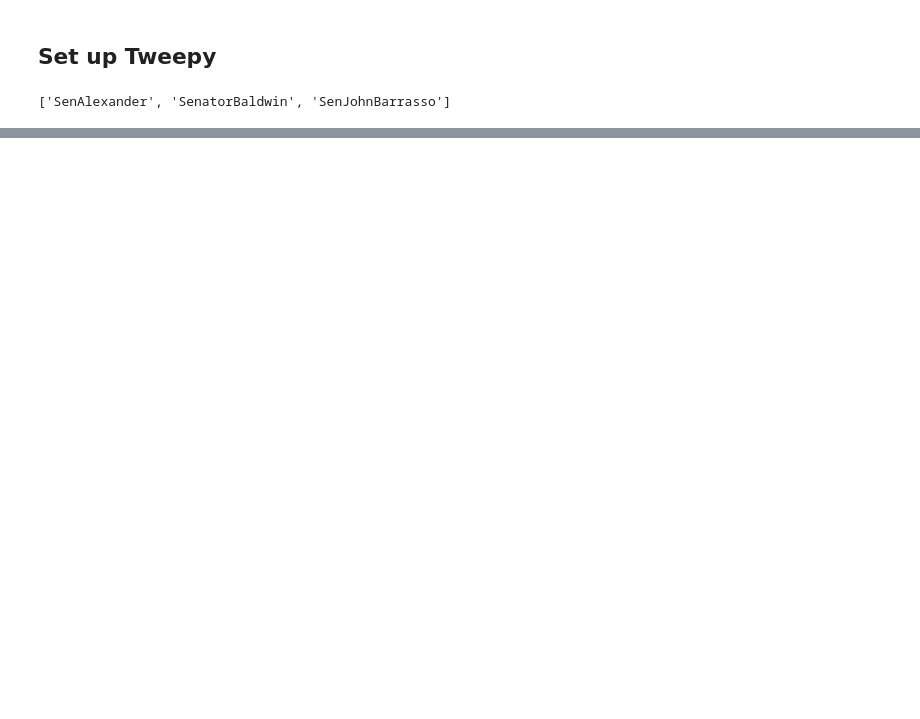
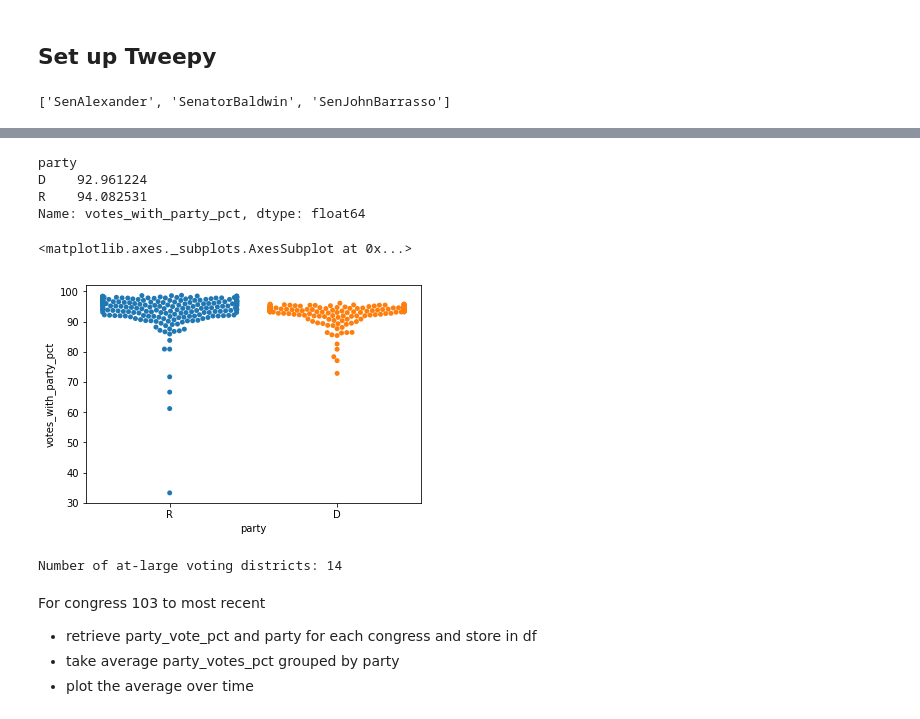
Before and after one commit to philippschmalen/Project_tsds, a Jupyter notebook: Congress_twitter_link.ipynb, the cells around one changed output, grey strips where cells are left out. Drawn from its saved outputs; the diff is of its cells as text; code cells hidden in the pictures; blank space fills up the shorter version.

```diff
--- a/Congress_twitter_link.ipynb
+++ b/Congress_twitter_link.ipynb
@@ -92,2 +91,0 @@ congress.members.get('R000570')
-# %%
-df_house['recent_vote'] = df_house.id.apply(recent_vote)
@@ -251,0 +221,25 @@ RateLimitError: [{'message': 'Rate limit exceeded', 'code': 88}]
+# %%
+vote_party = df_house.votes_with_party_pct[df_house.votes_with_party_pct > 0]
+party = df_house.party
+vote_party.groupby(by=party).mean()
+# %% [output]
+party
+D    92.961224
+R    94.082531
+Name: votes_with_party_pct, dtype: float64
+# %%
+sns.swarmplot(x=party, y=vote_party)
+# %% [output]
+<matplotlib.axes._subplots.AxesSubplot at 0x...>
+[figure, added]
+# %%
+#At-large districts mean there are multiple reps per district
+print ("Number of at-large voting districts:",
+    (df_house.at_large == True).sum())
+# %% [output]
+Number of at-large voting districts: 14
+# %% [markdown]
+For congress 103 to most recent
+- retrieve party_vote_pct and party for each congress and store in df
+- take average party_votes_pct grouped by party
+- plot the average over time
```
Also changed, not shown: parts of 45 cells of this notebook, 10 other files.
